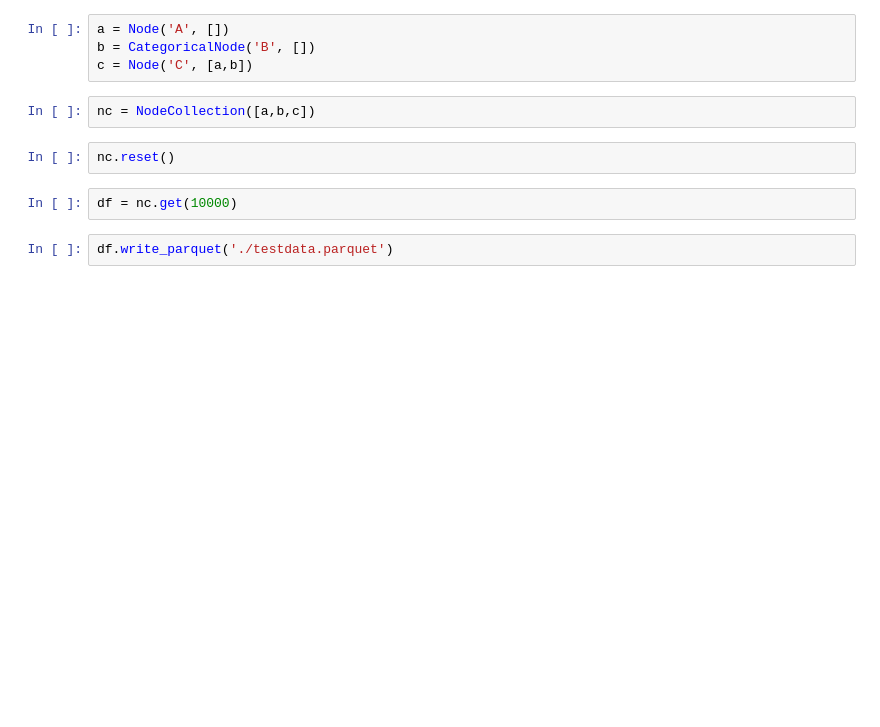
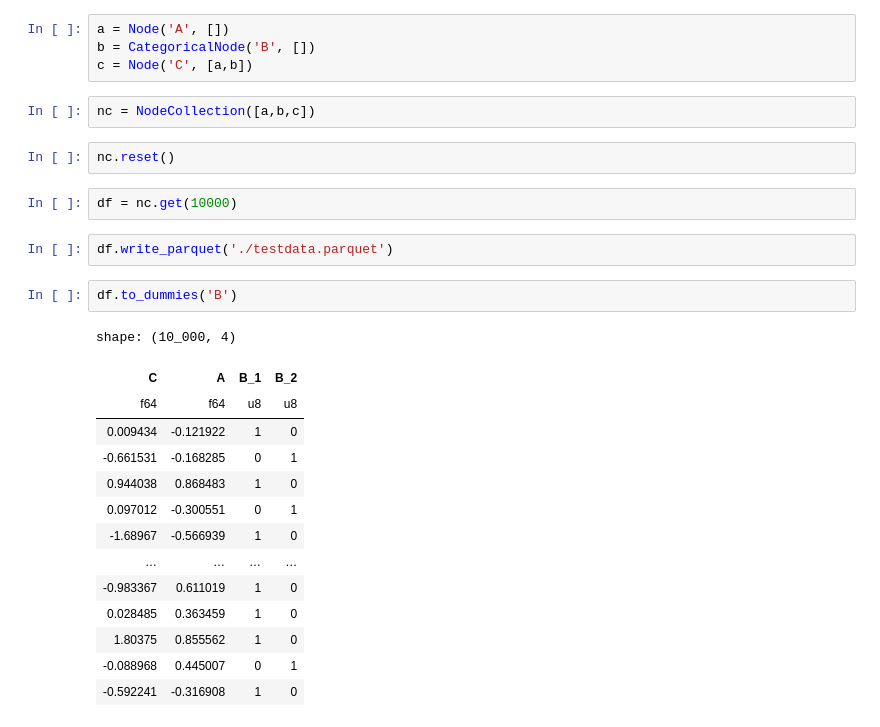
Before and after one commit to maxhahn/fedci, a Jupyter notebook: fedci/dgp.ipynb, the cells around one changed output. Cells and saved outputs as stored; diff of their text form; blank space fills up the shorter version.

```diff
--- a/fedci/dgp.ipynb
+++ b/fedci/dgp.ipynb
@@ -116,3 +116,20 @@ nc.reset()
 df = nc.get(10000)
 # %%
 df.write_parquet('./testdata.parquet')
+# %%
+df.to_dummies('B')
+# %% [output]
+shape: (10_000, 4)
+| C | A | B_1 | B_2 |
+| f64 | f64 | u8 | u8 |
+| 0.009434 | -0.121922 | 1 | 0 |
+| -0.661531 | -0.168285 | 0 | 1 |
+| 0.944038 | 0.868483 | 1 | 0 |
+| 0.097012 | -0.300551 | 0 | 1 |
+| -1.68967 | -0.566939 | 1 | 0 |
+| … | … | … | … |
+| -0.983367 | 0.611019 | 1 | 0 |
+| 0.028485 | 0.363459 | 1 | 0 |
+| 1.80375 | 0.855562 | 1 | 0 |
+| -0.088968 | 0.445007 | 0 | 1 |
+| -0.592241 | -0.316908 | 1 | 0 |
```
Also changed, not shown: 2 other files.
